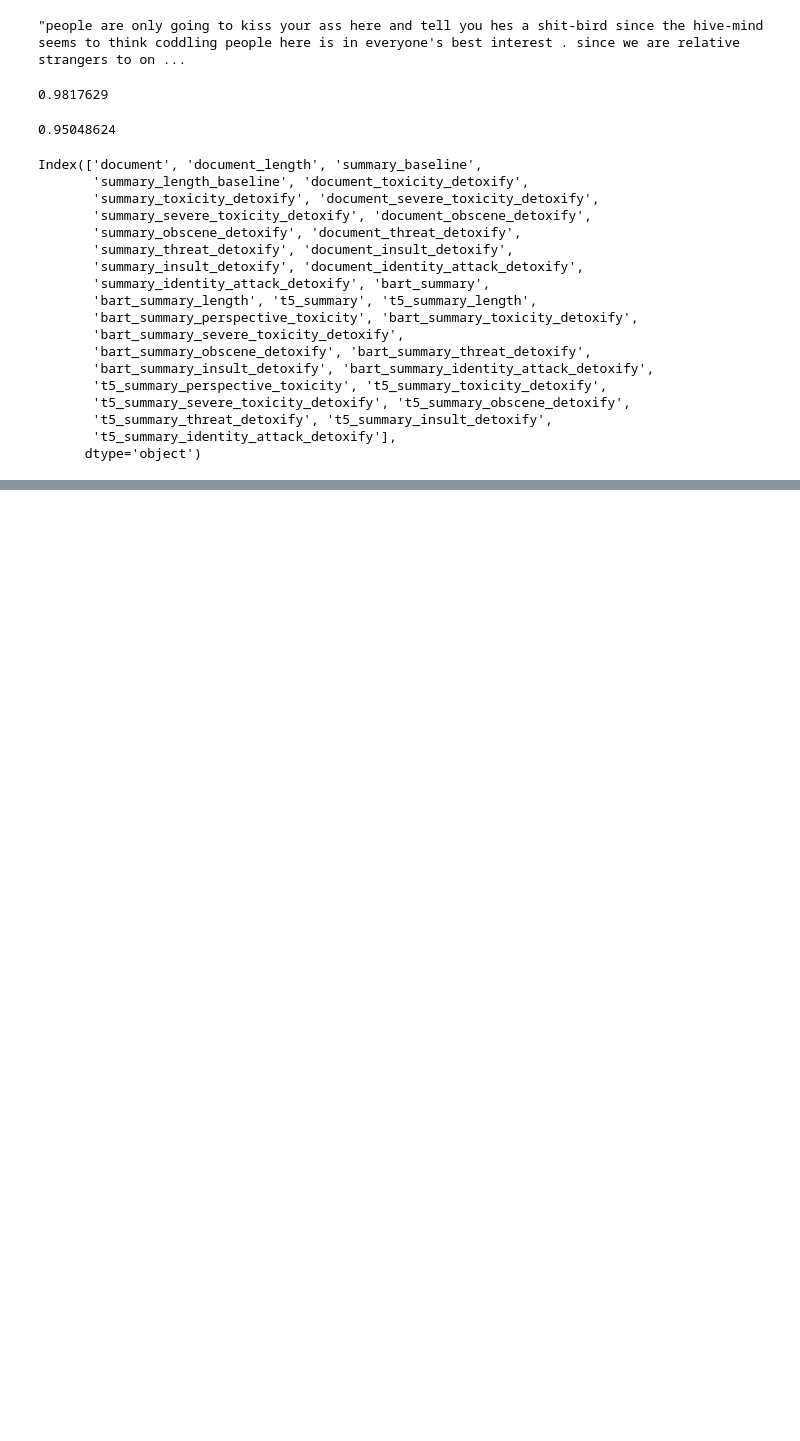
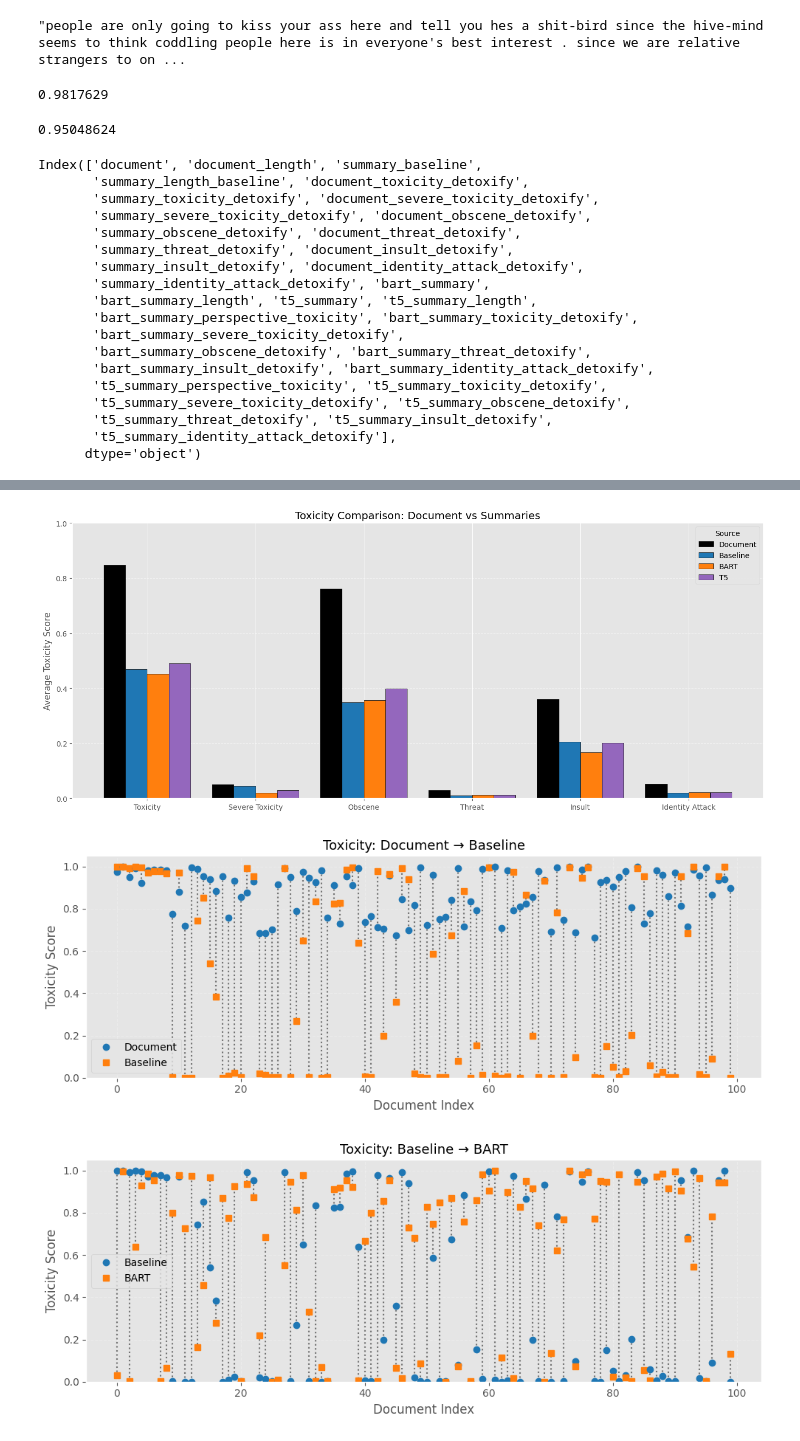
Before and after one commit to arunimaCh29/Text-Summarisation-Eval, a Jupyter notebook: project/report.ipynb, the cells around one changed output, grey strips where cells are left out. Drawn from its saved outputs; the diff is of its cells as text; code cells hidden in the pictures; blank space fills up the shorter version.

```diff
--- a/project/report.ipynb
+++ b/project/report.ipynb
@@ -510,0 +279,12 @@ plt.show()
+# %%
+##Plot Toxicity Comparision
+
+from visualization.toxicity_plot import plot_avg_toxicity_comparison, plot_toxicity_transitions
+
+df = pd.read_csv("data/final_results_1000.csv")
+plot_avg_toxicity_comparison(df)
+plot_toxicity_transitions(df, top_n=100)
+# %% [output]
+[figure, added]
+[figure, added]
+[figure, added]
```
Also changed, not shown: parts of 11 cells of this notebook, 2 other files.
